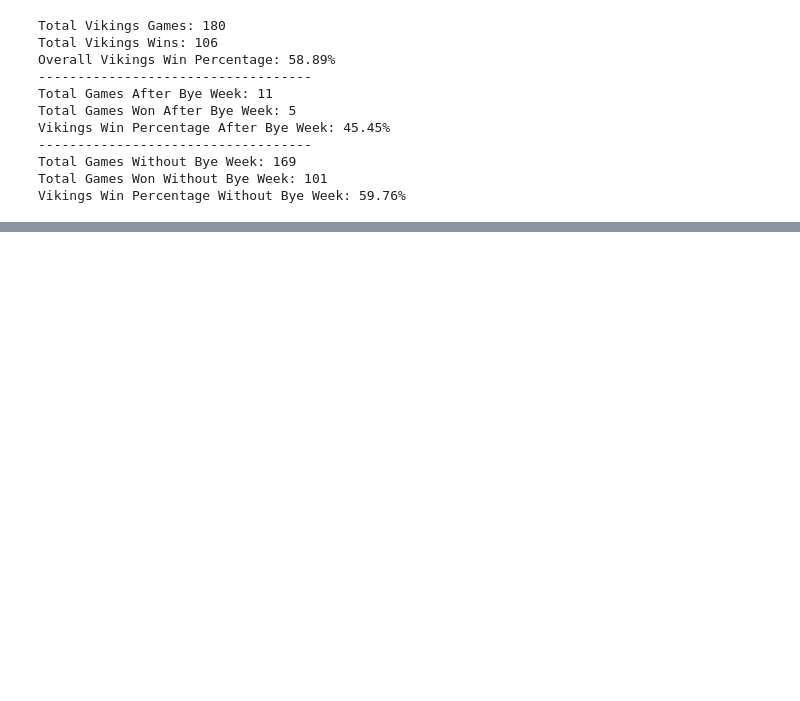
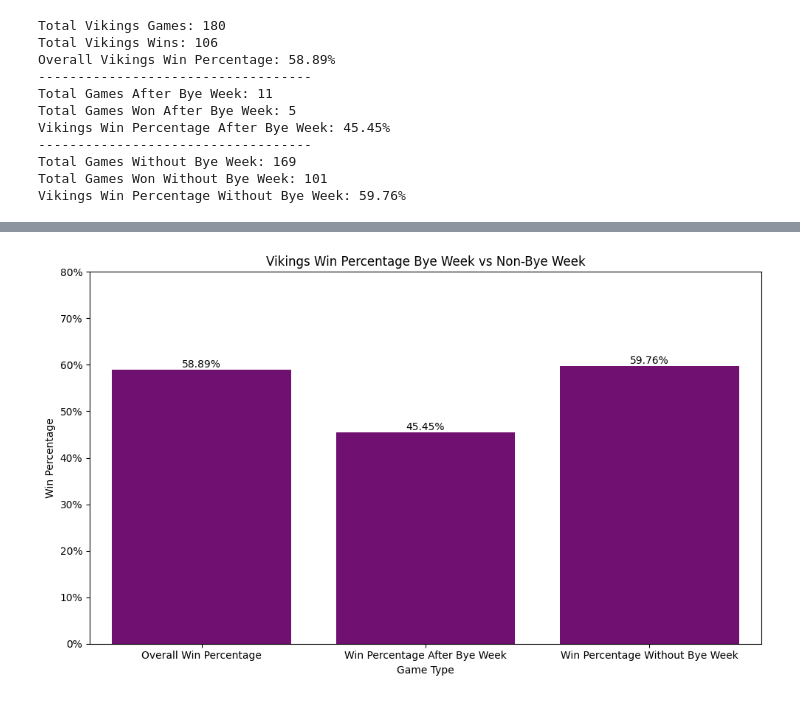
Before and after one commit to jtmuraski/nfl-analytics, a Jupyter notebook: ByeWeekAnalysis.ipynb, the cells around one changed output, grey strips where cells are left out. Drawn from its saved outputs; the diff is of its cells as text; code cells hidden in the pictures; blank space fills up the shorter version.

```diff
--- a/ByeWeekAnalysis.ipynb
+++ b/ByeWeekAnalysis.ipynb
@@ -172,0 +200,32 @@ print(winRateData)
+# %%
+# Let's enhance the bar chart by adding the exact win percentage values on top of each bar for better clarity
+
+# Initialize the plot
+plt.figure(figsize=(10, 6))
+ax = sns.barplot(x='Category', y='Win Percentage', data=winRateData, color='purple')
+
+plt.title('Vikings Win Percentage Bye Week vs Non-Bye Week')
+plt.ylabel('Win Percentage')
+plt.xlabel('Game Type')
+
+# Add the percentage values on top of each bar
+for bar in ax.patches:
+    ax.text(
+        bar.get_x() + bar.get_width() / 2,
+        bar.get_height(),
+        f'{bar.get_height():.2%}',
+        ha='center',
+        va='bottom'
+    )
+
+# Format the Y-axis to show percentages
+plt.gca().yaxis.set_major_formatter(plt.matplotlib.ticker.PercentFormatter(xmax=1))
+
+# Properly scale the Y-axis to show from 0% to 80%
+plt.ylim(0, 0.80)
+
+# Show the plot
+plt.tight_layout()
+plt.show()
+# %% [output]
+[figure, added]
```
Also changed, not shown: parts of 3 cells of this notebook.
